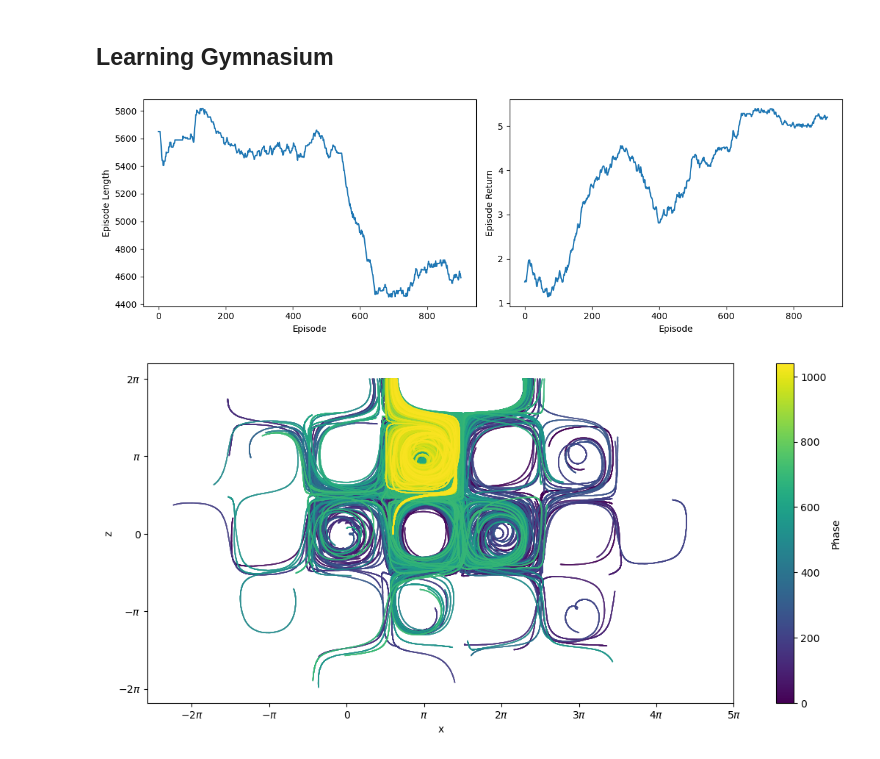
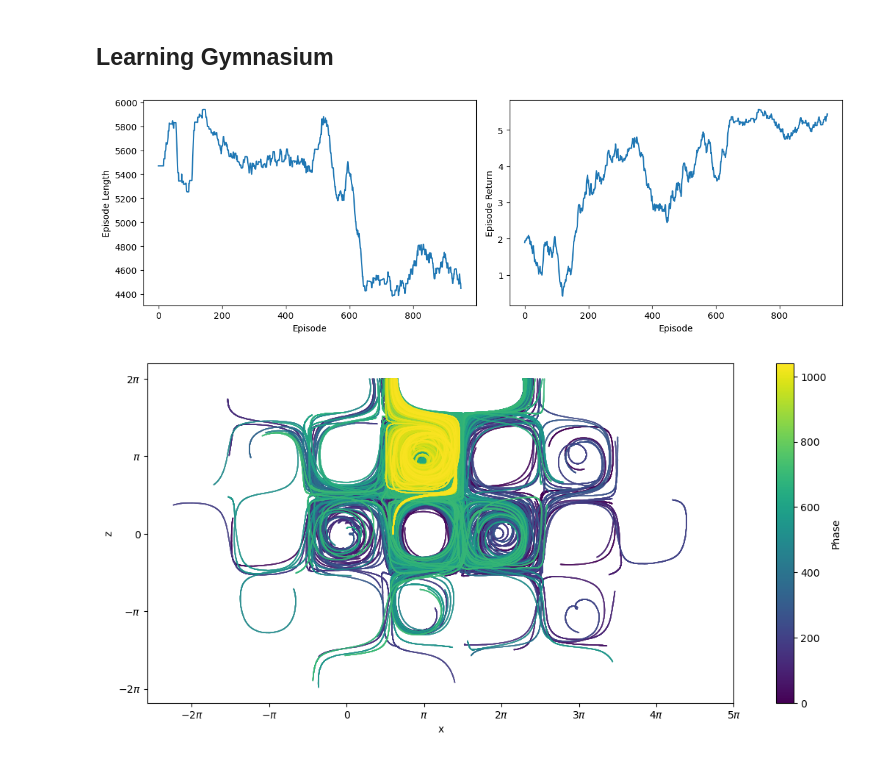
Before and after one commit to feizhanxia/FlowNavigation_via_RL_Reproduction, a Jupyter notebook: TGF.ipynb, the cells around one changed output. Drawn from its saved outputs; the diff is of its cells as text; code cells hidden in the pictures.

```diff
--- a/TGF.ipynb
+++ b/TGF.ipynb
@@ -290,20 +352,20 @@ class QLearningAgent:
 # %%
 import matplotlib.pyplot as plt
 # plot lengths of episodes and returns during training
 # smooth the curve by taking a moving average over 100 episodes
-window = 100
+window = 50
 a = agent1
 episode_lengths = np.convolve(a.episode_lengths, np.ones(window), 'valid') / window
 episode_returns = np.convolve(a.episode_returns, np.ones(window), 'valid') / window
 fig, ax = plt.subplots(1, 2, figsize=(12, 4))
 ax[0].plot(episode_lengths)
 ax[0].set_xlabel('Episode')
 ax[0].set_ylabel('Episode Length')
 ax[1].plot(episode_returns)
 ax[1].set_xlabel('Episode')
 ax[1].set_ylabel('Episode Return')
 plt.tight_layout()
 plt.show()
 # %% [output]
-[figure, old version]
+[figure, new version]
 # %%
```
Also changed, not shown: parts of 4 cells of this notebook, 1 other file.
